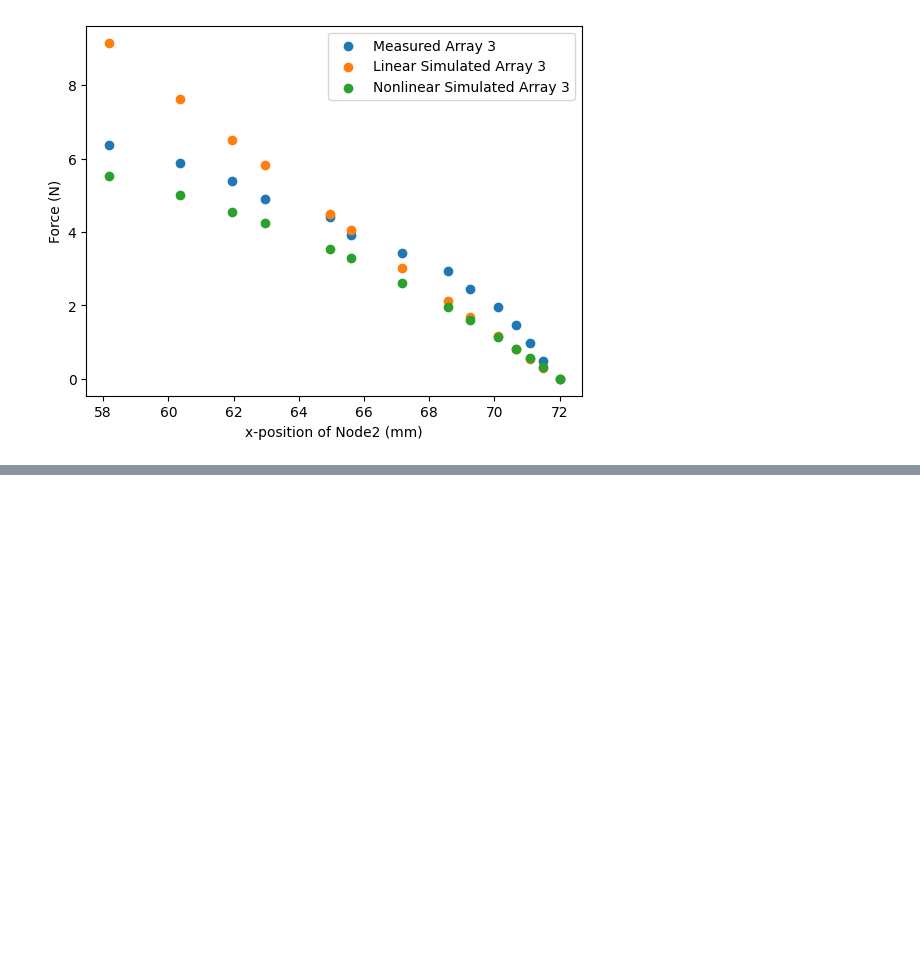
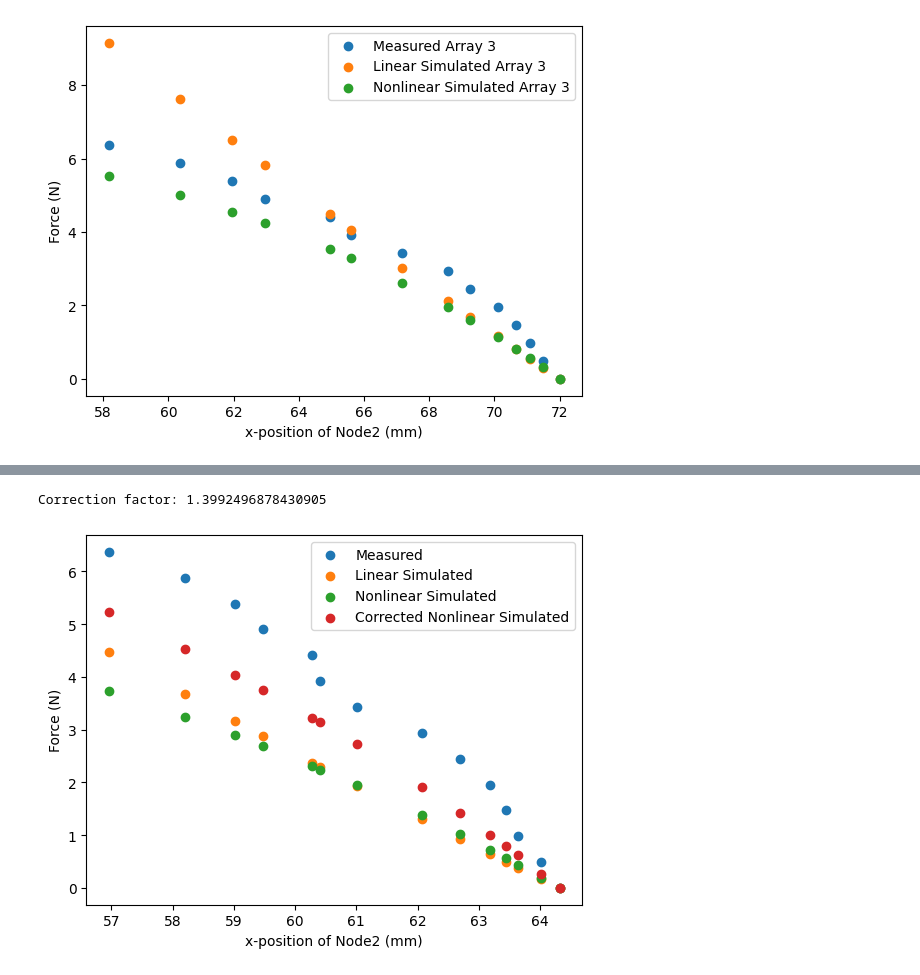
Before and after one commit to TheSmashLab/Tensegrity, a Jupyter notebook: Validation/OvertureValidation.ipynb, the cells around one changed output, grey strips where cells are left out. Cells and saved outputs as stored; diff of their text form; code cells hidden in the pictures; blank space fills up the shorter version.

```diff
--- a/Validation/OvertureValidation.ipynb
+++ b/Validation/OvertureValidation.ipynb
@@ -509,0 +510,31 @@ nonlinear RMSE for Array 3: 0.7293829685103238 N
+# %%
+# Find the best correction factor to multiply the stiffness by to minimize the error between the simulated and measured forces for both arrays.
+# objective function is the norm of the RMSE for both arrays
+
+y1 = np.array(forces)
+s1 = np.array(tensions_NL_1)
+
+y2 = np.array(forces)
+s2 = np.array(tensions_NL_3)
+
+n1 = len(y1)
+n2 = len(y2)
+
+k = ((np.dot(s1, y1) / n1) + (np.dot(s2, y2) / n2)) / \
+    ((np.dot(s1, s1) / n1) + (np.dot(s2, s2) / n2))
+
+print("Correction factor:", k)
+# %% [output]
+Correction factor: 1.3992496878430905
+# %%
+plt.scatter(inner_distances1, forces, label="Measured", marker='o')
+plt.scatter(inner_distances1, best_tensions_1, label="Linear Simulated", marker='o')
+plt.scatter(inner_distances1, tensions_NL_1, label="Nonlinear Simulated", marker='o')
+plt.scatter(inner_distances1, k * np.array(tensions_NL_1), label="Corrected Nonlinear Simulated", marker='o')
+plt.xlabel("x-position of Node2 (mm)")
+plt.ylabel("Force (N)")
+plt.legend()
+plt.show()
+plt.close()
+# %% [output]
+[figure, added]
```
Also changed, not shown: parts of 4 cells of this notebook, 1 other file.
